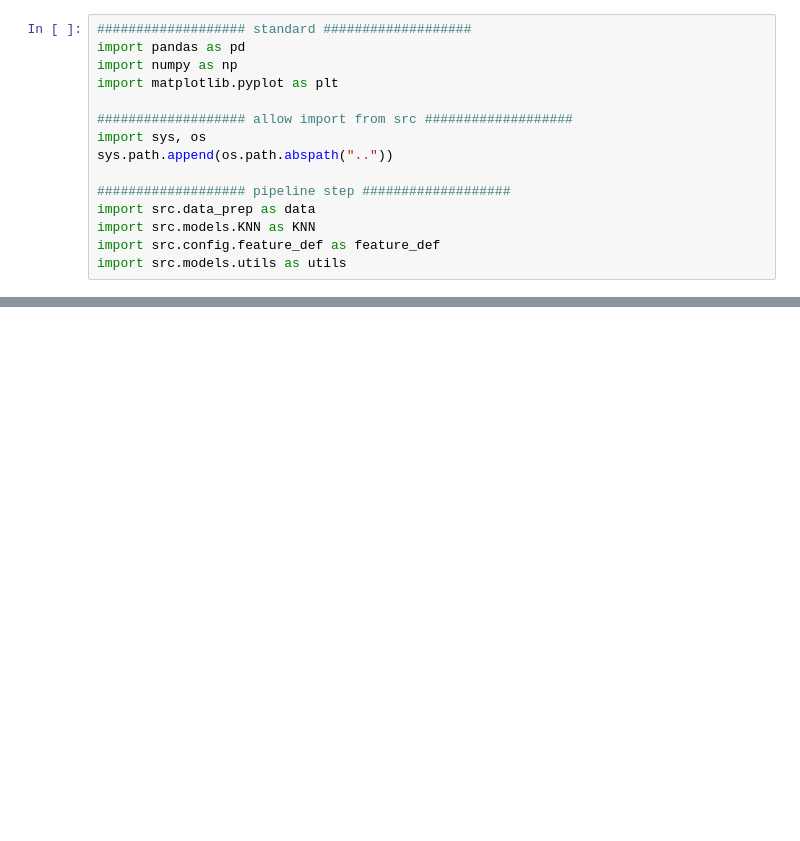
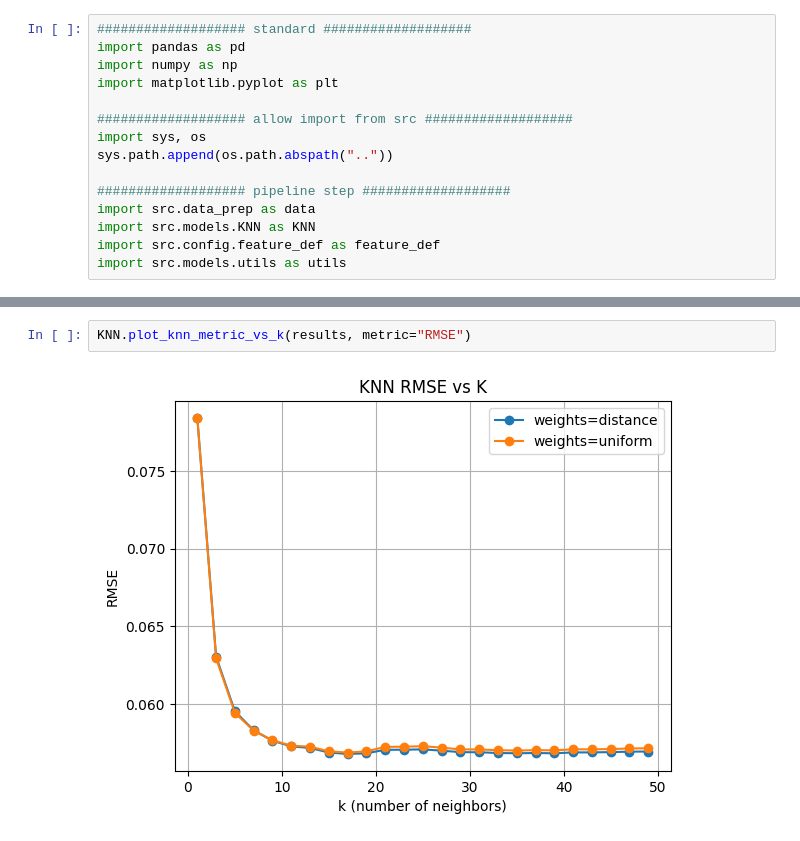
Before and after one commit to LOFIBOY217/CSCC11-NSI_Regression-Project, a Jupyter notebook: notebooks/KNN_pipeline.ipynb, the cells around one changed output, grey strips where cells are left out. Cells and saved outputs as stored; diff of their text form; blank space fills up the shorter version.

```diff
--- a/notebooks/KNN_pipeline.ipynb
+++ b/notebooks/KNN_pipeline.ipynb
@@ -42,0 +42,4 @@ metrics
+# %%
+KNN.plot_knn_metric_vs_k(results, metric="RMSE")
+# %% [output]
+[figure, added]
```
Also changed, not shown: parts of 4 cells of this notebook, 21 other files.
